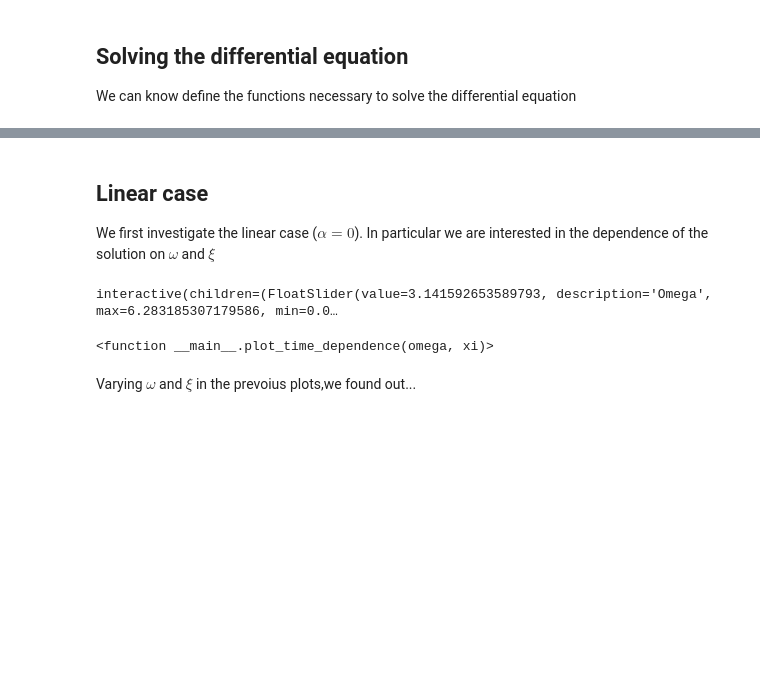
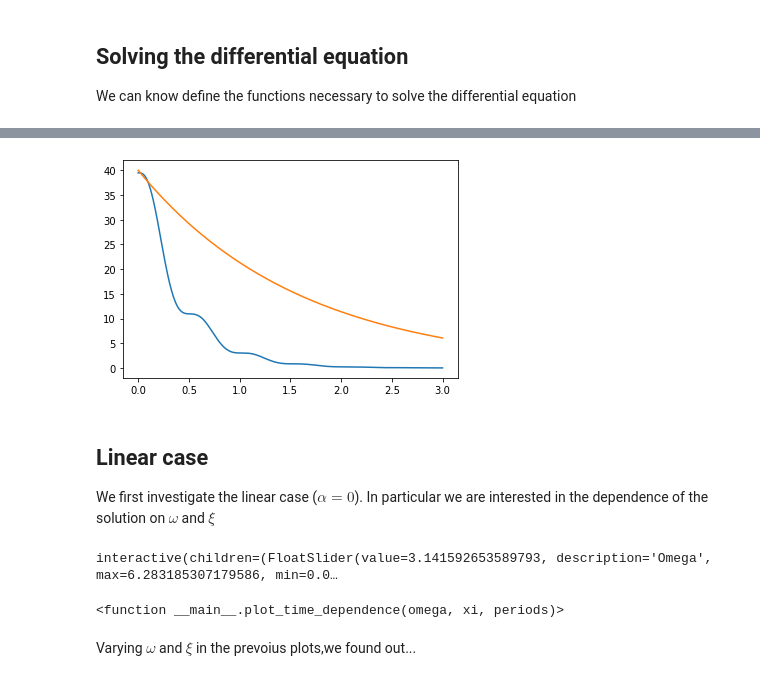
Before and after one commit to nicmontalti/CMST, a Jupyter notebook: p2/Project_2.2_S4947231.ipynb, the cells around one changed output, grey strips where cells are left out. Cells and saved outputs as stored; diff of their text form; code cells hidden in the pictures; blank space fills up the shorter version.

```diff
--- a/p2/Project_2.2_S4947231.ipynb
+++ b/p2/Project_2.2_S4947231.ipynb
@@ -110,15 +166,24 @@ def solve_differential_equation(periods, initial_condition, omega, omega_0=1, xi
+# %%
+def plot_validation_energy():
+    omega_0 = 2*np.pi
+    t, y = solve_differential_equation(3, np.array([1, 0]), omega=0, omega_0=omega_0, xi=0.2, d=1, alpha=0)
+    plt.plot(t, omega_0**2 * y[0]**2 + y[1]**2)
+    plt.plot(t, 40*np.exp(-0.2*omega_0/2*t))
+
+plot_validation_energy()
+# %% [output]
+[figure, added]
 # %% [markdown]
 ## Linear case
 We first investigate the linear case ($\alpha = 0$). In particular we are interested in the dependence of the solution on $\omega$ and $\xi$
 # %%
-def plot_time_dependence(omega, xi):
+def plot_time_dependence(omega, xi, periods):
     '''
     Makes three plots given the values of omega and xi:
         - the first plot shows the dependance of charge on time over a 20 periods;
         - the second one is a phase diagram;
         - the third one shows the fourier transform of the first plot, plus the value of omega.
     '''
-    periods = 20
     initial_condition = np.array([0,0])
     t, y = solve_differential_equation(periods, initial_condition, omega=omega, xi=xi)
 
@@ -129,17 +194,13 @@ def plot_time_dependence(omega, xi):
     axs[0].plot(t, y[0])
     axs[0].grid(True)
     axs[0].set_title('Time evolutionover 20 periods')
-    axs[0].set_ylim(-1.5, 1.5)
+    #axs[0].set_ylim(-1.5, 1.5)
 
     axs[1].plot(y[0], y[1])
     axs[1].grid(True)
     axs[1].set_title('Phase space')
     axs[1].set_xlabel(r'$q$ [C]')
     axs[1].set_ylabel(r'$\dot{q}$ [C/s]')
-
-    peaks, _ = find_peaks(y[0])
-    #print((peaks))
-    axs[0].plot(t[peaks], y[0,peaks], color='tab:orange')
 
     N = t.size
     delta_t = t[1]-t[0]
@@ -157,14 +218,15 @@ def plot_time_dependence(omega, xi):
     fig.tight_layout()
 
 
-# With the following widgets it's possible to interact with the plots modifying the values of omega and xi.
+# With the following widgets it's possible to interact with the plots modifying the values of omega, xi and the number of periods.
 widget_omega = widgets.FloatSlider(np.pi, min=0.01, max=np.pi*2, description='Omega')
 widget_xi = widgets.FloatSlider(1, min=0, max=2, description='Xi')
+widget_periods = widgets.IntSlider(10, min=1, max=100, description='Periods')
 
-widgets.interact(plot_time_dependence, omega = widget_omega, xi=widget_xi)
+widgets.interact(plot_time_dependence, omega = widget_omega, xi=widget_xi, periods=widget_periods)
 # %% [output]
 interactive(children=(FloatSlider(value=3.141592653589793, description='Omega', max=6.283185307179586, min=0.0…
-<function __main__.plot_time_dependence(omega, xi)>
+<function __main__.plot_time_dependence(omega, xi, periods)>
 # %% [markdown]
 Varying $\omega$ and $\xi$ in the prevoius plots,we found out...
 # %%
```
Also changed, not shown: parts of 10 cells of this notebook.
